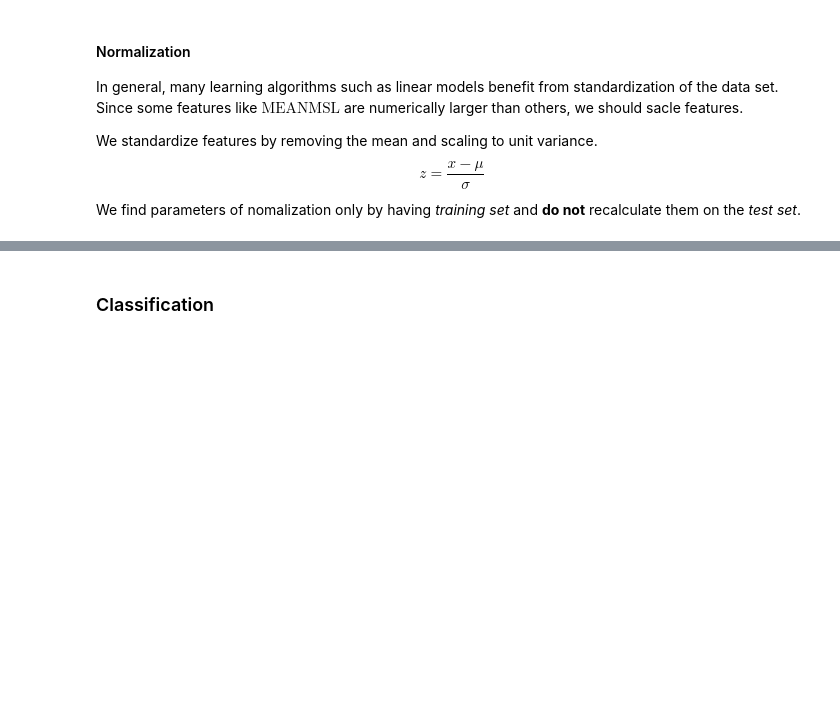
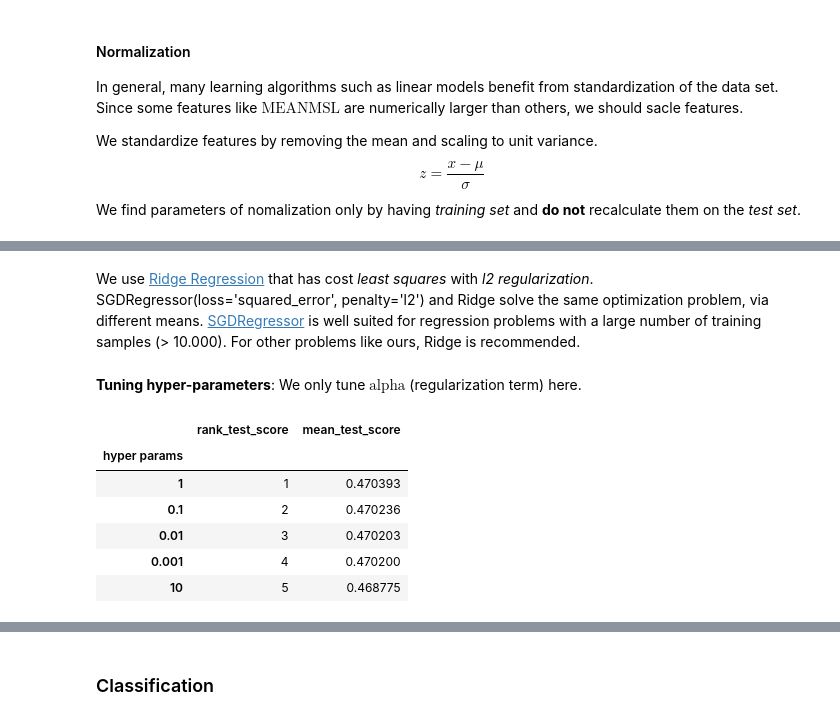
Before and after one commit to fraxea/weather, a Jupyter notebook: report.ipynb, the cells around one changed output, grey strips where cells are left out. Drawn from its saved outputs; the diff is of its cells as text; code cells hidden in the pictures; blank space fills up the shorter version.

Commit message:
regression completed & utils created

```diff
--- a/report.ipynb
+++ b/report.ipynb
@@ -250,0 +128,21 @@ nn_score
+# %% [markdown]
+We use [Ridge Regression](https://scikit-learn.org/stable/modules/generated/sklearn.linear_model.Ridge.html#sklearn.linear_model.Ridge) that has cost *least squares* with *l2 regularization*.
+SGDRegressor(loss='squared_error', penalty='l2') and Ridge solve the same optimization problem, via different means. [SGDRegressor](https://scikit-learn.org/stable/modules/generated/sklearn.linear_model.SGDRegressor.html#sklearn.linear_model.SGDRegressor) is well suited for regression problems with a large number of training samples (> 10.000). For other problems like ours, Ridge is recommended.
+# %% [markdown]
+**Tuning hyper-parameters**: We only tune $\text{alpha}$ (regularization term) here.
+# %%
+ridge_grid = {
+    "alpha": [0.001, 0.01, 0.1, 1, 10]
+}
+ridge_reg = Ridge(random_state=42)
+ridge_search = GridSearchCV(ridge_reg, ridge_grid, scoring="r2")
+ridge_model = make_pipeline(std, ridge_search).fit(X_train, y_train)
+search_results(ridge_search)
+# %% [output]
+|  | rank_test_score | mean_test_score |
+| hyper params |  |  |
+| 1 | 1 | 0.470393 |
+| 0.1 | 2 | 0.470236 |
+| 0.01 | 3 | 0.470203 |
+| 0.001 | 4 | 0.470200 |
+| 10 | 5 | 0.468775 |
```
Also changed, not shown: parts of 40 cells of this notebook, 5 other files.
